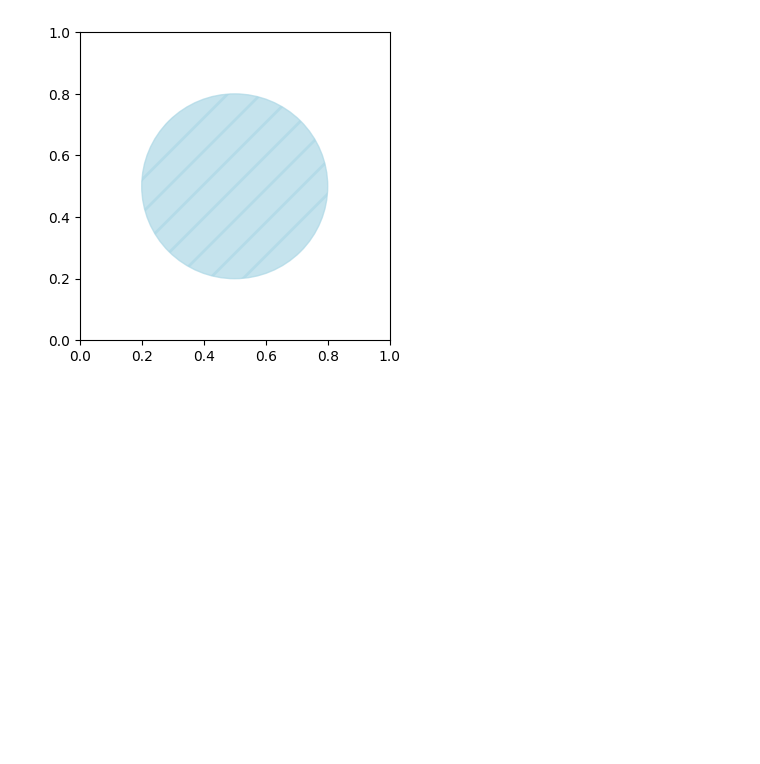
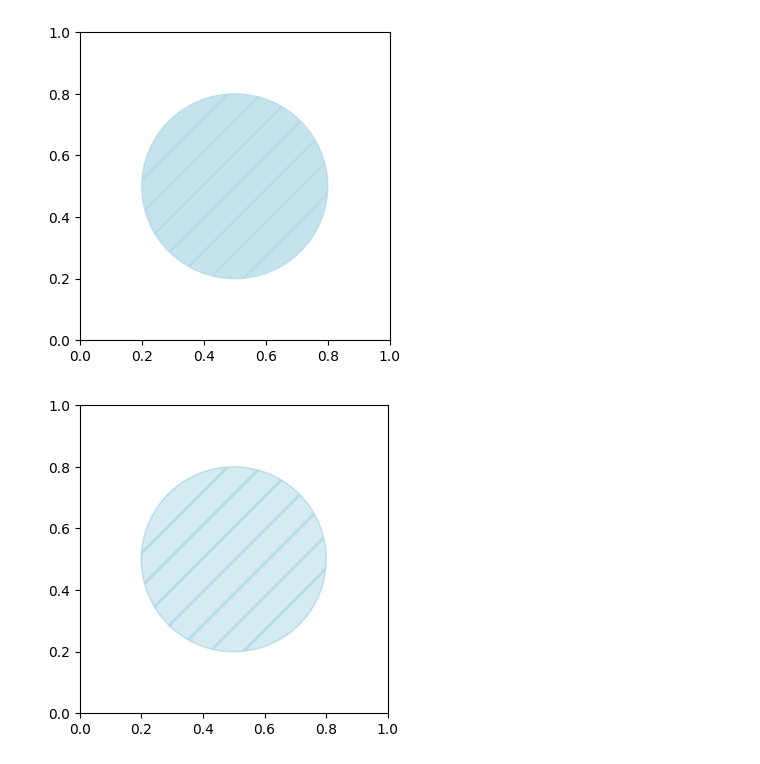
Before and after one commit to CedricLeon/Survey_RS-ML-FPGA, a Jupyter notebook: src/figures_applications_tasks.ipynb, the cells around one changed output. Cells and saved outputs as stored; diff of their text form; code cells hidden in the pictures; blank space fills up the shorter version.

```diff
--- a/src/figures_applications_tasks.ipynb
+++ b/src/figures_applications_tasks.ipynb
@@ -529,3 +565,35 @@ if __name__ == "__main__":
     draw_hatched_circle()
 # %% [output]
 [figure]
+# %%
+import matplotlib.pyplot as plt
+import matplotlib.patches as patches
+
+def draw_hatched_circle():
+    fig, ax = plt.subplots(figsize=(4,4))
+    # Optional: tweak hatch linewidth globally
+    plt.rcParams["hatch.linewidth"] = 2.0
+
+    # Create a circle
+    theta = np.linspace(0, 2 * np.pi, 100)
+    x = 0.5 + 0.3 * np.cos(theta)
+    y = 0.5 + 0.3 * np.sin(theta)
+
+    # Use plt.fill to create a hatched circle
+    ax.fill(x, y, color='lightblue', alpha=0.5, hatch='/')
+    ax.fill(x, y, color='None', edgecolor='lightblue', alpha=0.5, hatch='/')
+
+    # Keep aspect ratio and view area
+    ax.set_aspect('equal', adjustable='box')
+    ax.set_xlim(0, 1)
+    ax.set_ylim(0, 1)
+
+    # Save to PNG and PDF
+    plt.savefig("hatched_circle.png", dpi=300)
+    plt.savefig("hatched_circle.pdf", dpi=300)
+    plt.show()
+
+if __name__ == "__main__":
+    draw_hatched_circle()
+# %% [output]
+[figure, added]
```
Also changed, not shown: parts of 6 cells of this notebook, 1 other file.
